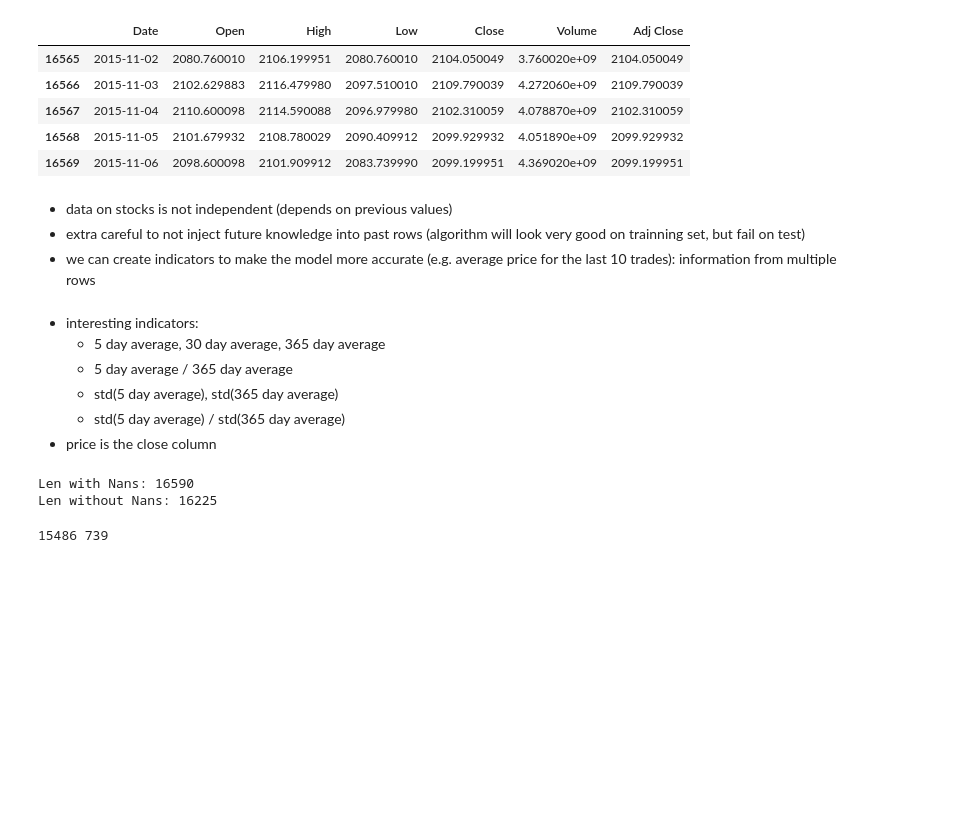
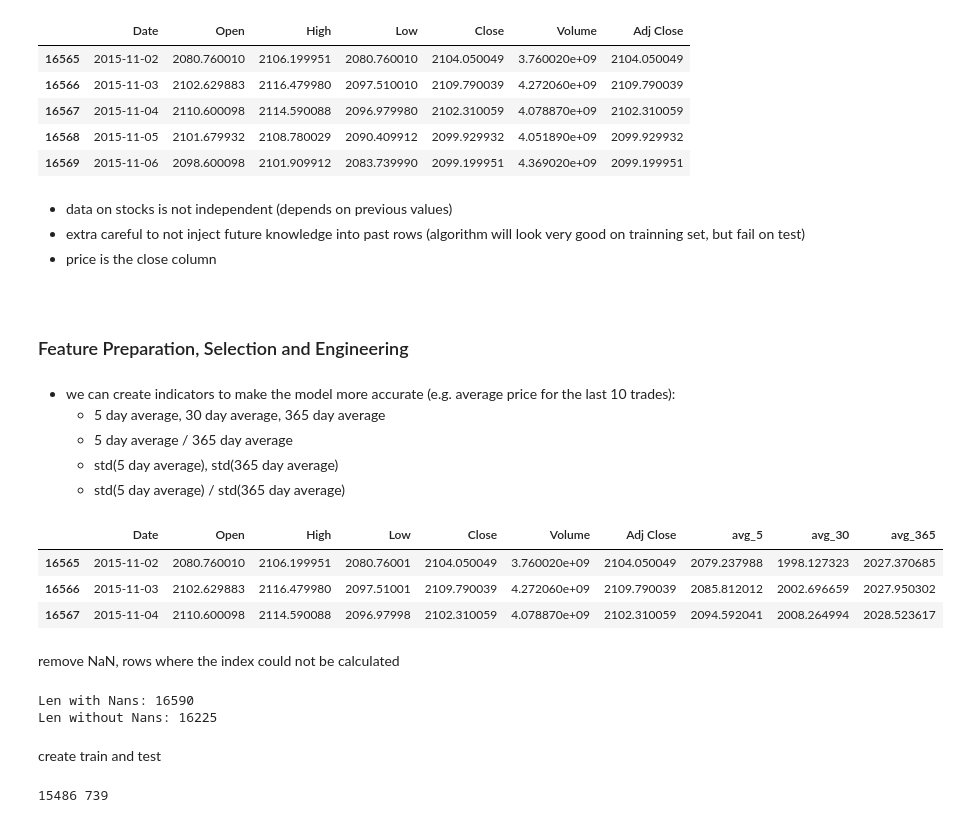
Before and after one commit to BrunoHenryCDMal/datascience.github.io, a Jupyter notebook: projects/Project_236_ML_LinearRegression__PredictingStockMarket.ipynb, the cells around one changed output. Cells and saved outputs as stored; diff of their text form; code cells hidden in the pictures; blank space fills up the shorter version.

```diff
--- a/projects/Project_236_ML_LinearRegression__PredictingStockMarket.ipynb
+++ b/projects/Project_236_ML_LinearRegression__PredictingStockMarket.ipynb
@@ -74,36 +75,47 @@ display(df[df['Date']>datetime(year=2015, month=11, day=1)].iloc[:5])
 # %% [markdown]
 - data on stocks is not independent (depends on previous values)
 - extra careful to not inject future knowledge into past rows (algorithm will look very good on trainning set, but fail on test)
-- we can create indicators to make the model more accurate (e.g. average price for the last 10 trades): information from multiple rows
+- price is the close column
+# %% [markdown]
+<br>
+
+### Feature Preparation, Selection and Engineering
 # %% [markdown]
-- interesting indicators:
+- we can create indicators to make the model more accurate (e.g. average price for the last 10 trades):
   - 5 day average, 30 day average, 365 day average
   - 5 day average / 365 day average
   - std(5 day average), std(365 day average)
   - std(5 day average) / std(365 day average)
-- price is the close column
 # %%
-#for idx, row in df.iterrows():
-#    df['day_5'].iloc[idx] = pd.rolling_mean(df['Close'], 5)
-
 #rolling mean uses the current day price so we need to roll forward
 df['avg_5'] = df['Close'].rolling(window=5, center=False).mean().shift(1)
 df['avg_30'] = df['Close'].rolling(window=30, center=False).mean().shift(1)
 df['avg_365'] = df['Close'].rolling(window=365, center=False).mean().shift(1)
-df['avg_5_over_365'] = df['Close'].rolling(window=5, center=False).mean().shift(1)/df['Close'].rolling(window=365, center=False).mean().shift(1)
+df['avg_5_over_365'] = (df['Close'].rolling(window=5, center=False).mean().shift(1) /
+                        df['Close'].rolling(window=365, center=False).mean().shift(1))
 df['std_5'] = df['Close'].rolling(window=5, center=False).std().shift(1)
 df['std_365'] = df['Close'].rolling(window=365, center=False).std().shift(1)
-df['std_5_over_365'] = df['Close'].rolling(window=5, center=False).std().shift(1)/df['Close'].rolling(window=365, center=False).std().shift(1)
-#print(df.iloc[365])
+df['std_5_over_365'] = (df['Close'].rolling(window=5, center=False).std().shift(1) /
+                        df['Close'].rolling(window=365, center=False).std().shift(1))
 
-#remove NaN, rows where the index could not be calculated
-#(in the first year, there are not enough rows to compute year average)
-print("Len with Nans: {:d}".format(len(df)))
-df.dropna(how='any', inplace=True, axis=0)
-print("Len without Nans: {:d}".format(len(df)))
+display(df[df['Date']>datetime(year=2015, month=11, day=1)].iloc[:3,:10])
 # %% [output]
-Len with Nans: 16590
-Len without Nans: 16225
+|  | Date | Open | High | Low | Close | Volume | Adj Close | avg_5 | avg_30 | avg_365 |
+| 16565 | 2015-11-02 | 2080.760010 | 2106.199951 | 2080.76001 | 2104.050049 | 3.760020e+09 | 2104.050049 | 2079.237988 | 1998.127323 | 2027.370685 |
+| 16566 | 2015-11-03 | 2102.629883 | 2116.479980 | 2097.51001 | 2109.790039 | 4.272060e+09 | 2109.790039 | 2085.812012 | 2002.696659 | 2027.950302 |
+| 16567 | 2015-11-04 | 2110.600098 | 2114.590088 | 2096.97998 | 2102.310059 | 4.078870e+09 | 2102.310059 | 2094.592041 | 2008.264994 | 2028.523617 |
+# %% [markdown]
+remove NaN, rows where the index could not be calculated
+# %%
+#(in the first year, there are not enough rows to compute year average)
+print("Len with Nans: {:d}".format(len(df)))
+df.dropna(how='any', inplace=True, axis=0)
+print("Len without Nans: {:d}".format(len(df)))
+# %% [output]
+Len with Nans: 16590
+Len without Nans: 16225
+# %% [markdown]
+create train and test
 # %%
 #create train and test (train everything before 2013-01-01)
 train = df[df['Date']<datetime(year=2013, month=1, day=1)]
```
Also changed, not shown: parts of 18 cells of this notebook, 22 other files.
